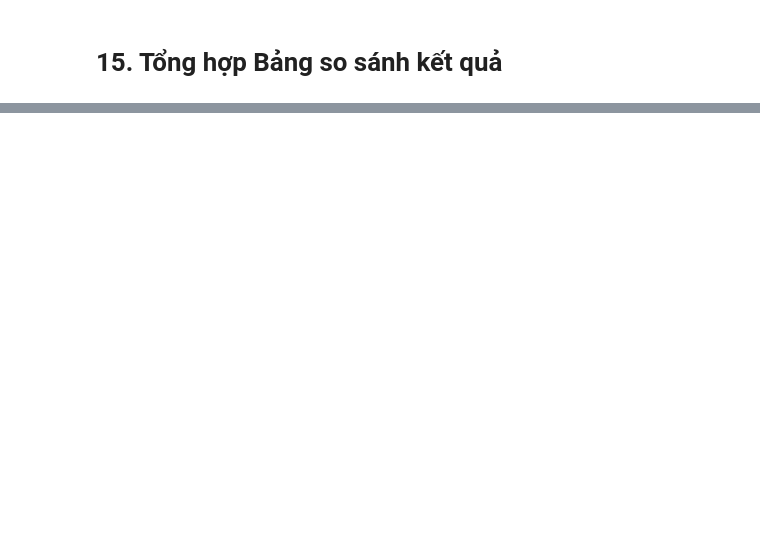
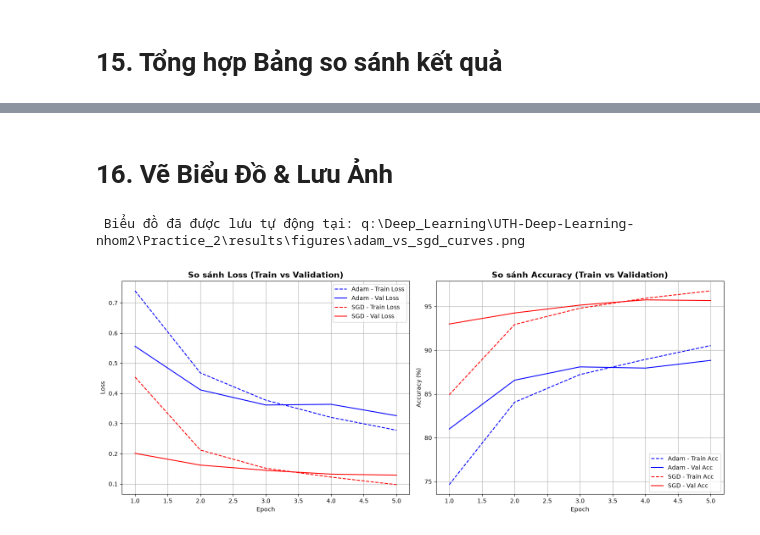
Before and after one commit to tanlen06-debug/UTH-Deep-Learning-nhom2, a Jupyter notebook: Practice_2/notebooks/05_training_tensorboard.ipynb, the cells around one changed output, grey strips where cells are left out. Drawn from its saved outputs; the diff is of its cells as text; code cells hidden in the pictures; blank space fills up the shorter version.

Commit message:
feat: cap nhat notebook va ket qua practice 2

```diff
--- a/Practice_2/notebooks/05_training_tensorboard.ipynb
+++ b/Practice_2/notebooks/05_training_tensorboard.ipynb
@@ -290,0 +323,38 @@ display(df_compare)
+# %% [markdown]
+# 16. Vẽ Biểu Đồ & Lưu Ảnh
+# %%
+epochs = list(range(1, NUM_EPOCHS + 1))
+
+# --- 1. VẼ VÀ LƯU BIỂU ĐỒ SỰ KHÁC BIỆT LOSS & ACCURACY ---
+fig, axes = plt.subplots(1, 2, figsize=(15, 6))
+
+# Đồ thị 1: Train Loss vs Validation Loss
+axes[0].plot(epochs, history_adam['train_loss'], 'b--', label='Adam - Train Loss')
+axes[0].plot(epochs, history_adam['val_loss'], 'b-', label='Adam - Val Loss')
+axes[0].plot(epochs, history_sgd['train_loss'], 'r--', label='SGD - Train Loss')
+axes[0].plot(epochs, history_sgd['val_loss'], 'r-', label='SGD - Val Loss')
+axes[0].set_title('So sánh Loss (Train vs Validation)', fontsize=14, fontweight='bold')
+axes[0].set_xlabel('Epoch')
+axes[0].set_ylabel('Loss')
+axes[0].legend()
+axes[0].grid(True)
+
+# Đồ thị 2: Train Accuracy vs Validation Accuracy
+axes[1].plot(epochs, history_adam['train_acc'], 'b--', label='Adam - Train Acc')
+axes[1].plot(epochs, history_adam['val_acc'], 'b-', label='Adam - Val Acc')
+axes[1].plot(epochs, history_sgd['train_acc'], 'r--', label='SGD - Train Acc')
+axes[1].plot(epochs, history_sgd['val_acc'], 'r-', label='SGD - Val Acc')
+axes[1].set_title('So sánh Accuracy (Train vs Validation)', fontsize=14, fontweight='bold')
+axes[1].set_xlabel('Epoch')
+axes[1].set_ylabel('Accuracy (%)')
+axes[1].legend()
+axes[1].grid(True)
+
+plt.tight_layout()
+
+# Gọi hàm lưu ảnh tự động vào results/figures/
+save_plot(fig, "adam_vs_sgd_curves.png")
+plt.show()
+# %% [output]
+ Biểu đồ đã được lưu tự động tại: q:\Deep_Learning\UTH-Deep-Learning-nhom2\Practice_2\results\figures\adam_vs_sgd_curves.png
+[figure, added]
```
Also changed, not shown: parts of 11 cells of this notebook, 2 other files.
